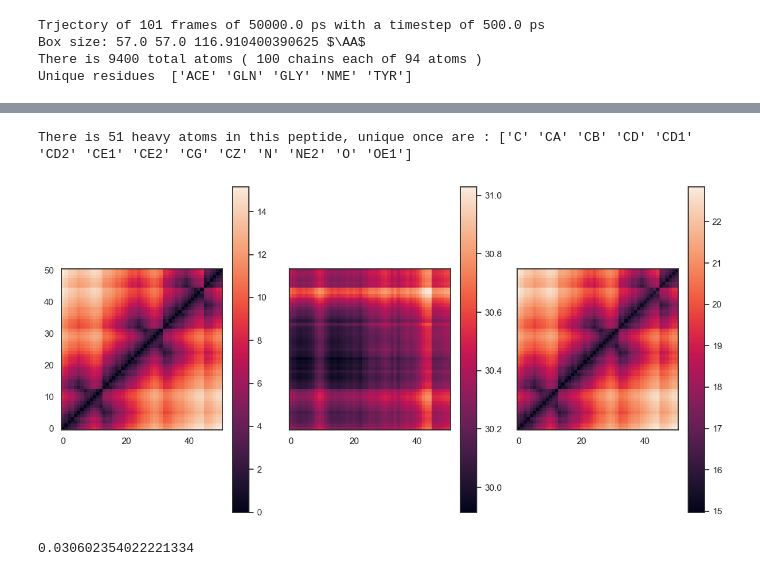
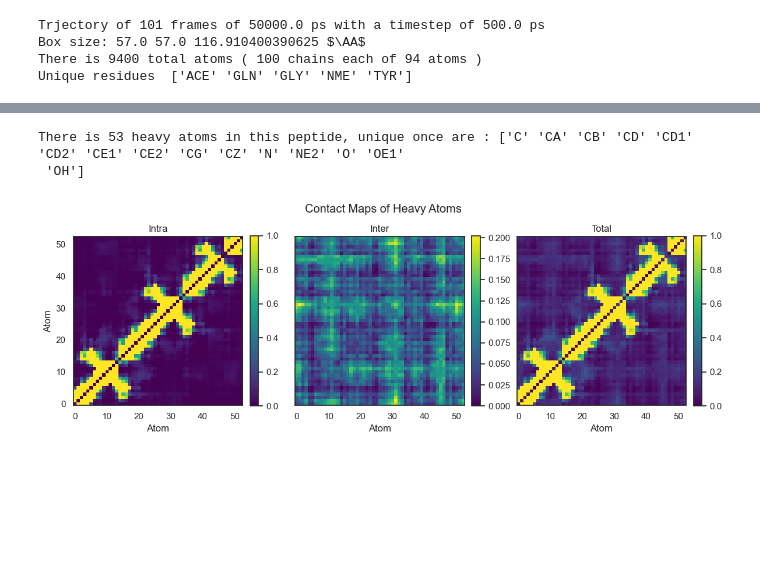
Before and after one commit to llisabere/basic-md-analysis, a Jupyter notebook: notebooks/contacts.ipynb, the cells around one changed output, grey strips where cells are left out. Saved outputs shown, nothing was run; the diff lists cells and outputs as text; code cells hidden in the pictures; blank space fills up the shorter version.

Commit message:
Added contact analysis and output plot

```diff
--- a/notebooks/contacts.ipynb
+++ b/notebooks/contacts.ipynb
@@ -45,17 +44,32 @@ from MDAnalysis.lib import distances
 # %%
-chains_hh = [chain.select_atoms('not name *H*') for chain in chains]
+chains_hh = [chain.select_atoms('not name H*') for chain in chains]
+# chains_hh = [chain.select_atoms('name CA') for chain in chains]
 nres = len(chains_hh[0])
 print(f'There is {nres} heavy atoms in this peptide, unique once are : {np.unique(chains_hh[0].atoms.names)}')
 # %% [output]
-There is 51 heavy atoms in this peptide, unique once are : ['C' 'CA' 'CB' 'CD' 'CD1' 'CD2' 'CE1' 'CE2' 'CG' 'CZ' 'N' 'NE2' 'O' 'OE1']
+There is 53 heavy atoms in this peptide, unique once are : ['C' 'CA' 'CB' 'CD' 'CD1' 'CD2' 'CE1' 'CE2' 'CG' 'CZ' 'N' 'NE2' 'O' 'OE1'
+ 'OH']
 # %%
-d_intra = np.zeros((nres,nres))
-d_inter = np.zeros((nres,nres))
+cutoff = 4.5 # Angstrom
+work_frames = u.trajectory[20::10]
+normalization = len(work_frames) * nchains
 
-for ifr,frame in enumerate(u.trajectory[20:]):
+cm_intra = np.zeros((nres,nres))
+cm_inter = np.zeros((nres,nres))
+
+for ifr,frame in enumerate(work_frames):
     for i,chaini in enumerate(chains_hh):
-        result = np.zeros((nres,nres))
-        d_intra += distances.distance_array(chaini.positions,chaini.positions,box=u.dimensions,result=result)
+        # result = np.zeros((nres,nres))
+        d = distances.distance_array(chaini.positions,chaini.positions,box=u.dimensions)#,result=result)
+        cm_intra += d < cutoff
         for j,chainj in enumerate(chains_hh[i+1:]):
-            result = np.zeros((nres,nres))
-            d_inter += distances.distance_array(chaini.positions,chainj.positions,box=u.dimensions,result=result)
+            # result = np.zeros((nres,nres))
+            d = distances.distance_array(chaini.positions,chainj.positions,box=u.dimensions)#,result=result)
+            cm_inter += d < cutoff
+            cm_inter += (d < cutoff).T
+for i in range(nres):
+    cm_intra[i,i] = 0
+# normalizing
+cm_intra_sc = cm_intra/normalization
+cm_inter_sc = cm_inter/normalization# * (nchains-1))#/2)
+cm_total_sc = cm_intra_sc + cm_inter_sc
@@ -65,17 +76,20 @@ d_inter_sc = d_inter/((nframes-20) * nchains * (nchains-1)/2)
-# %%
-fig,axs = plt.subplots(1,3,figsize=(12,6),sharex=True,sharey=True)
-d_intra_im = axs[0].imshow(d_intra_sc,origin='lower')
-d_inter_im = axs[1].imshow(d_inter_sc,origin='lower')
-d_tot_im = axs[2].imshow((d_inter_sc+d_intra_sc)/2,origin='lower')
-
-plt.colorbar(d_intra_im)
-plt.colorbar(d_inter_im)
-plt.colorbar(d_tot_im)
-
-plt.tight_layout()
-# %% [output]
-[figure, removed]
-# %%
-d_inter_sc[0,1] - d_inter_sc[1,0]
-# %% [output]
-0.030602354022221334
+# %%
+labels = ['Intra', 'Inter', 'Total']
+fig,axs = plt.subplots(1,3,figsize=(12,4),sharex=True,sharey=True)
+cm_intra_im = axs[0].imshow(cm_intra_sc,origin='lower',cmap='viridis', vmin=0,vmax=1)
+cm_inter_im = axs[1].imshow(cm_inter_sc,origin='lower',cmap='viridis', vmin=0)#vmax=1)
+cm_tot_im = axs[2].imshow(cm_total_sc,origin='lower',cmap='viridis', vmin=0,vmax=1)
+
+plt.colorbar(cm_intra_im,fraction=0.046, pad=0.04)
+plt.colorbar(cm_inter_im,fraction=0.046, pad=0.04)
+plt.colorbar(cm_tot_im,fraction=0.046, pad=0.04)
+
+axs[0].set_ylabel('Atom')
+[ax.set_xlabel('Atom') for ax in axs]
+[ax.set_title(labels[i]) for i,ax in enumerate(axs)]
+
+plt.suptitle('Contact Maps of Heavy Atoms')
+plt.tight_layout()
+h.save_png(fig,'../figures/contacts.png')
+# %% [output]
+[figure, added]
```
Also changed, not shown: parts of 5 cells of this notebook, 1 other file.
